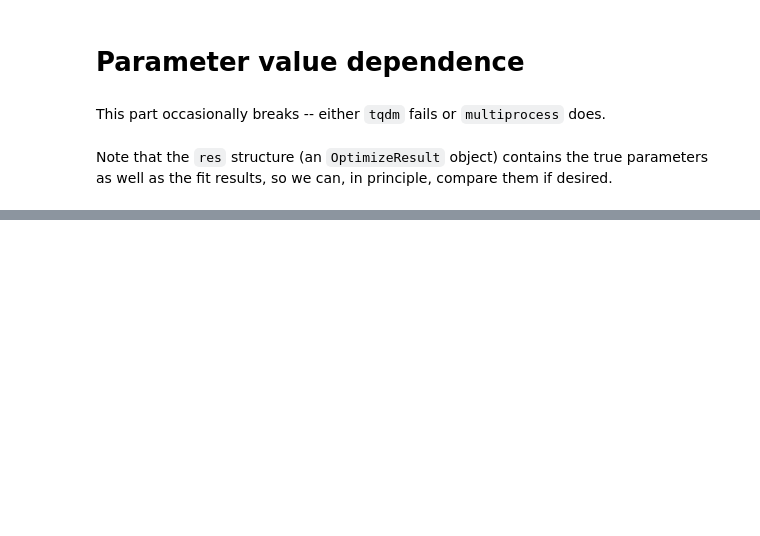
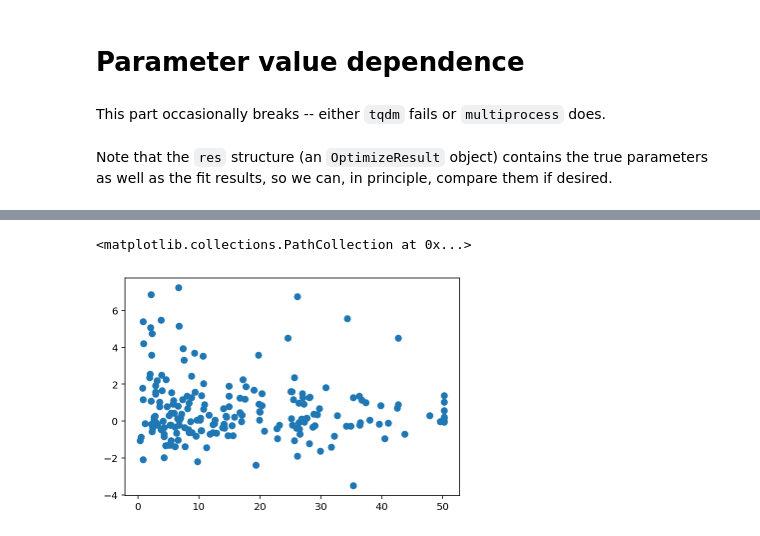
Before and after one commit to pachterlab/GVP_2023, a Jupyter notebook: gg230119_reactors.ipynb, the cells around one changed output, grey strips where cells are left out. Cells and saved outputs as stored; diff of their text form; code cells hidden in the pictures; blank space fills up the shorter version.

```diff
--- a/gg230119_reactors.ipynb
+++ b/gg230119_reactors.ipynb
@@ -1252,2 +1306,8 @@ plt.scatter(x,np.log(AIC[:,0]/AIC[:,1]))
 # %%
-# pars
+# x = np.abs(rawpars[:,2]-rawpars[:,1]) + np.abs(rawpars[:,1]-rawpars[:,0])
+x =(rawpars[:,4:].sum(1))
+
+plt.scatter(x,np.log(AIC[:,0]/AIC[:,1]))
+# %% [output]
+<matplotlib.collections.PathCollection at 0x...>
+[figure, added]
```
Also changed, not shown: parts of 33 cells of this notebook, 10 other files.
